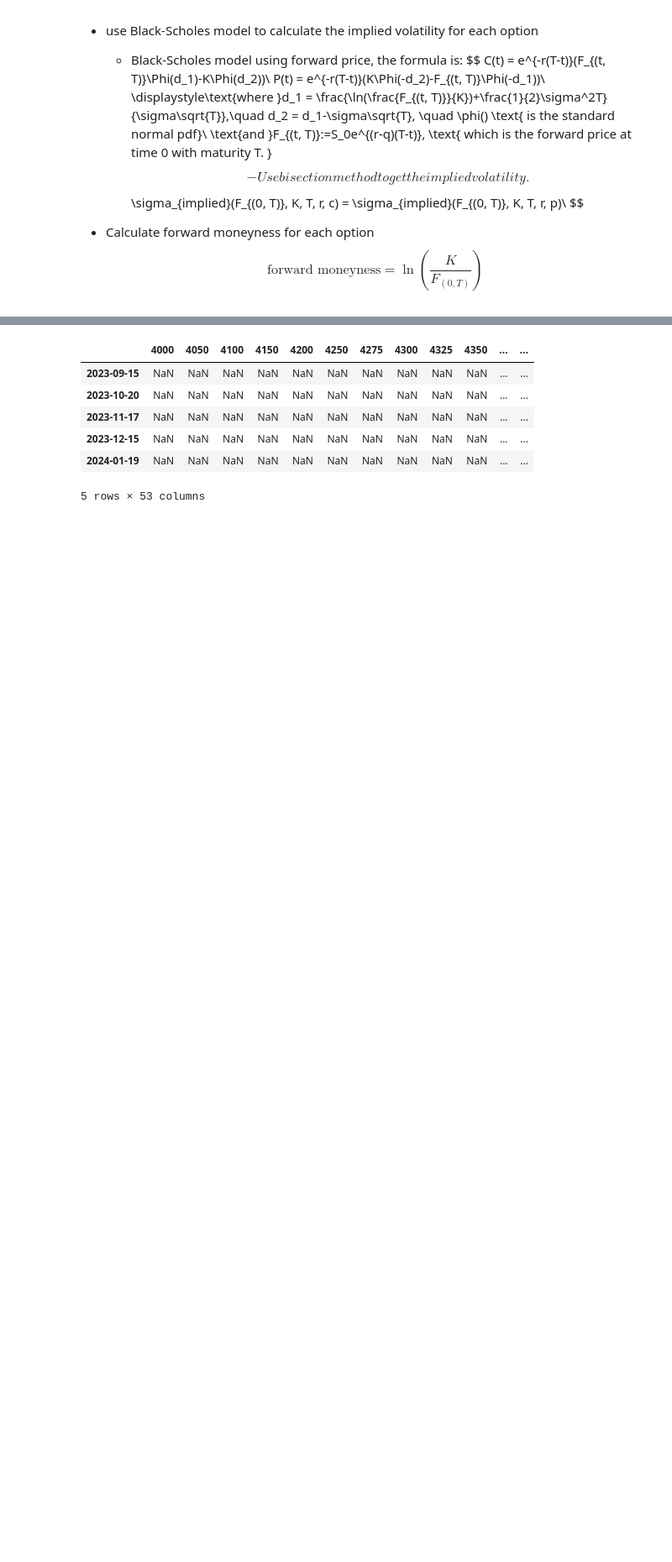
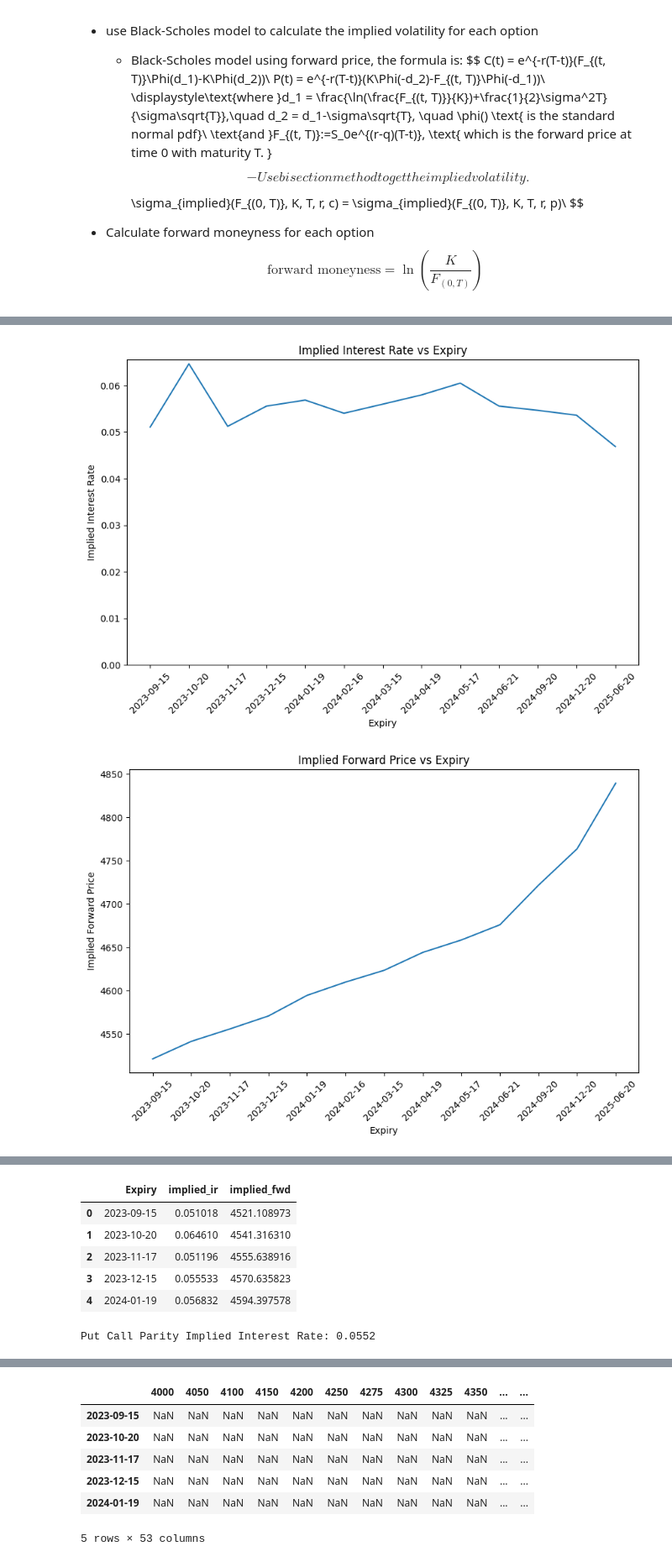
Before and after one commit to Gavin-OP/volatility_arbitrage, a Jupyter notebook: volatility_arbitrage_strategy.ipynb, the cells around one changed output, grey strips where cells are left out. Shown at 84% size. Saved outputs shown, nothing was run; the diff lists cells and outputs as text; code cells hidden in the pictures; blank space fills up the shorter version.

Commit message:
class object
- finish class object to calculate iv
- next step is to fit the iv curve

```diff
--- a/volatility_arbitrage_strategy.ipynb
+++ b/volatility_arbitrage_strategy.ipynb
@@ -90,3 +130,40 @@ print(expiry_list)
  '2023-12-15' '2024-01-19' '2024-01-31' '2024-02-16' '2024-03-15'
  '2024-03-28' '2024-04-19' '2024-05-17' '2024-06-21' '2024-06-28'
  '2024-09-20' '2024-12-20' '2025-06-20']
+# %%
+# get the call and put price with same strike and expiry in the same row
+# ignore warning
+warnings.simplefilter(action='ignore', category=FutureWarning)
+
+# store call price and put price with same strike and expiry in the same row of a dataframe
+option_price = pd.DataFrame(columns=['Strike', 'Expiry', 'c', 'p'])
+option_data_spx = option_data[option_data['Index'] == 'SPX']
+option_data = option_data[option_data['Index'] == 'SPX']
+for expiry in expiry_list:
+    # for each expiry
+    option_data_expiry = option_data[option_data['Expiry'] == expiry]
+    option_strike = option_data_expiry['Strike'].unique()
+
+    for strike in option_strike:
+        # for each strike
+        option_data_strike = option_data_expiry[option_data_expiry['Strike'] == strike]
+
+        # if call and put price exist, store the price in the dataframe
+        # call_price = option_data_strike[option_data_strike['Type'] == 'C']['Last']
+        # put_price = option_data_strike[option_data_strike['Type'] == 'P']['Last']
+        # put price and call price are the mid price of bid and ask
+        call_price = option_data_strike[option_data_strike['Type'] == 'C'][['Bid', 'Ask']].mean(axis=1)
+        put_price = option_data_strike[option_data_strike['Type'] == 'P'][['Bid', 'Ask']].mean(axis=1)
+
+        if not call_price.empty:
+            call_price = call_price.values[0]
+        if not put_price.empty:
+            put_price = put_price.values[0]
+
+        temp_price = pd.DataFrame({'Strike': strike, 'Expiry': expiry, 'c': call_price, 'p': put_price}, index=[0])
+        option_price = pd.concat([option_price, temp_price], axis=0)
+
+# drop nan rows
+# option_price = option_price.dropna()
+
+display(option_price.head())
@@ -209,0 +252,11 @@ display(option_price.head())
+# %%
+implied_params = BS_implied_vol(option_price).parity_implied_params(option_data, plot_parity=False)
+BS_implied_vol(option_price).plot_ir(implied_params)
+BS_implied_vol(option_price).plot_fwd(implied_params)
+r = BS_implied_vol(option_price).get_ir(implied_params)
+implied_vol = BS_implied_vol(option_price).get_iv(option_data, implied_params, spx_data, r, plot_iv_scatter=True)
+display(implied_params.head())
+print(f'Put Call Parity Implied Interest Rate: {r:.4f}')
+# %% [output]
+[figure, added]
+[figure, added]
@@ -210,3 +264,10 @@ display(option_price.head())
+|  | Expiry | implied_ir | implied_fwd |
+| 0 | 2023-09-15 | 0.051018 | 4521.108973 |
+| 1 | 2023-10-20 | 0.064610 | 4541.316310 |
+| 2 | 2023-11-17 | 0.051196 | 4555.638916 |
+| 3 | 2023-12-15 | 0.055533 | 4570.635823 |
+| 4 | 2024-01-19 | 0.056832 | 4594.397578 |
+Put Call Parity Implied Interest Rate: 0.0552
 # %%
 # ignore SettingWithCopyWarning
 pd.options.mode.chained_assignment = None
```
Also changed, not shown: parts of 14 cells of this notebook, 4 other files.
